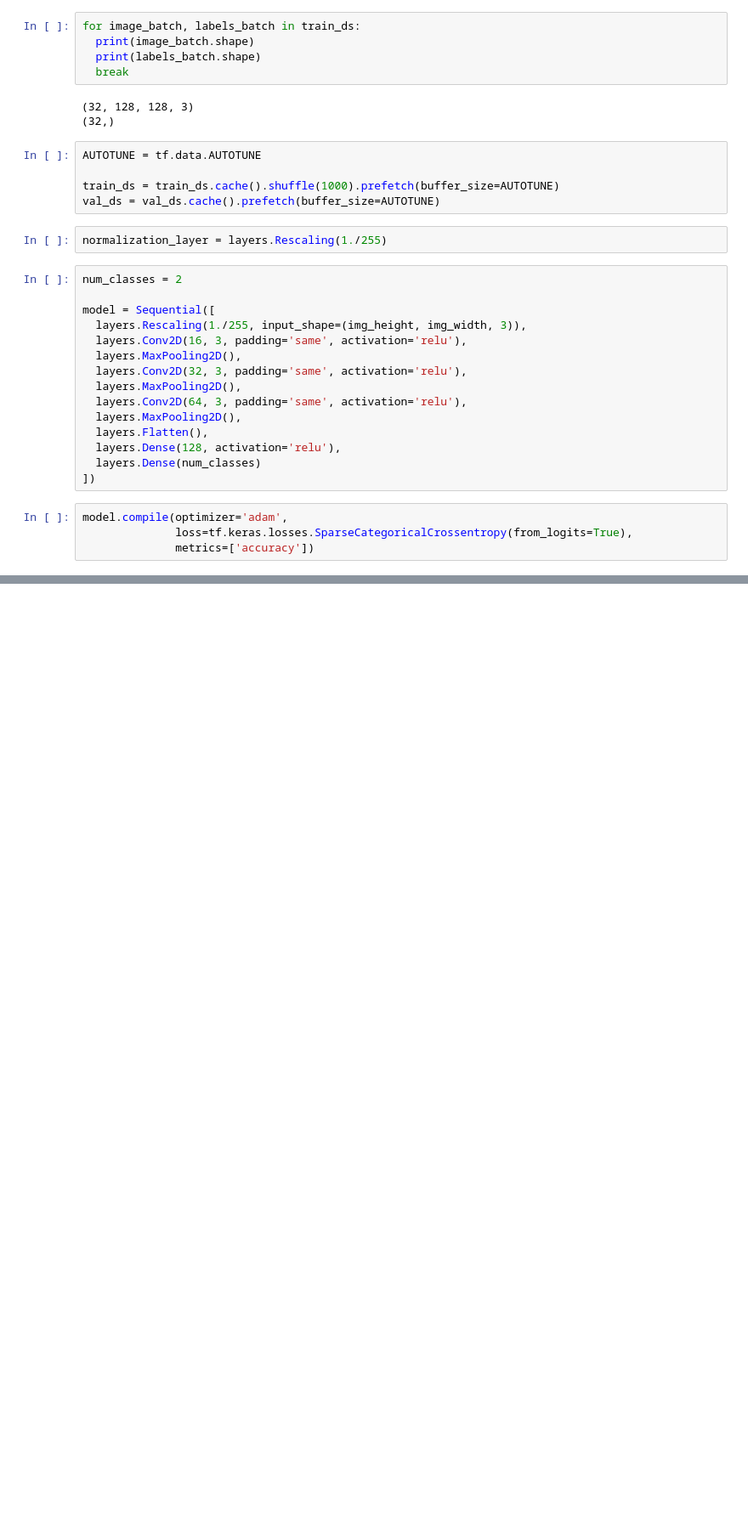
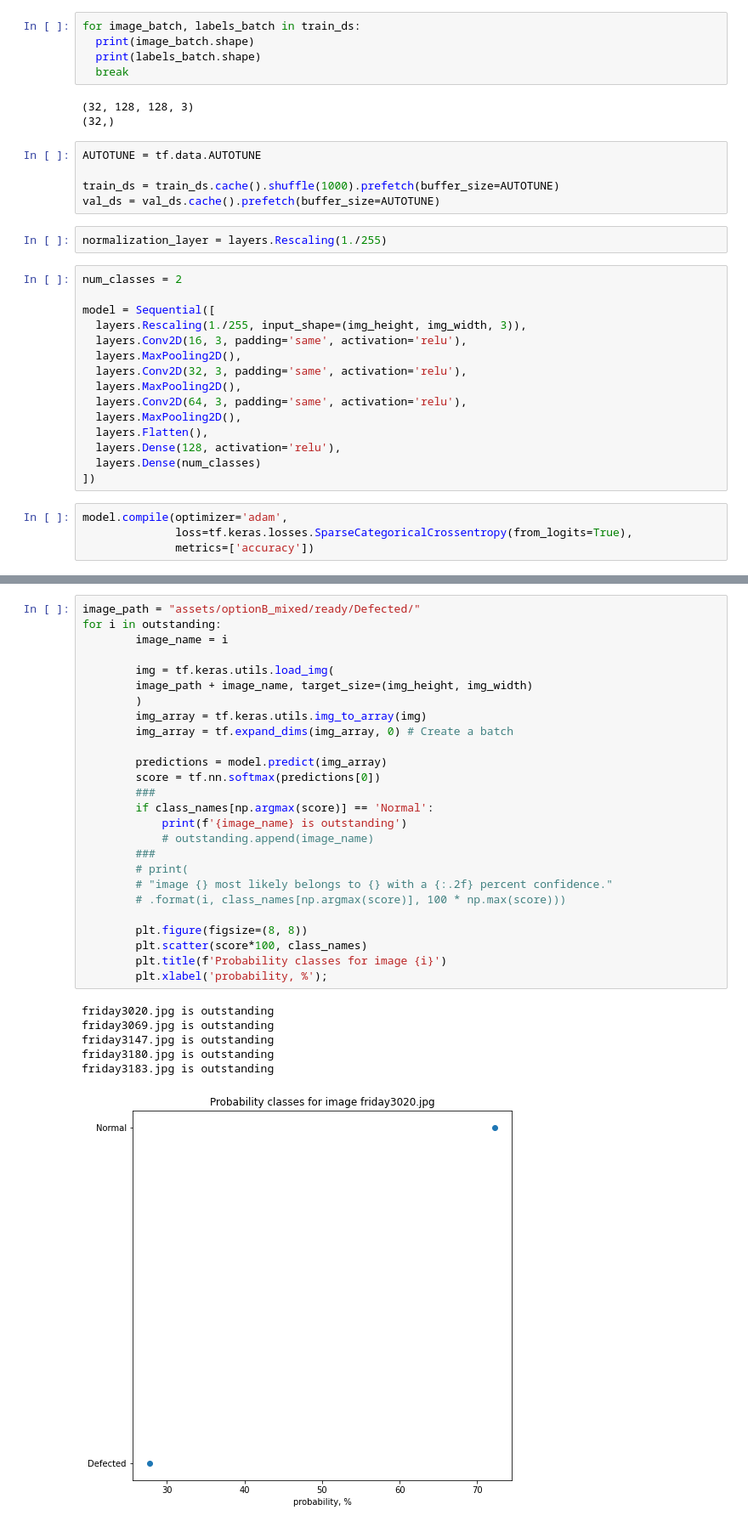
Before and after one commit to hakanErgin/faktion-usecase, a Jupyter notebook: mixed.ipynb, the cells around one changed output, grey strips where cells are left out. Shown: that part at 85% size. Cells and saved outputs as stored; diff of their text form; blank space fills up the shorter version.

```diff
--- a/mixed.ipynb
+++ b/mixed.ipynb
@@ -217,0 +214,33 @@ image 35 most likely belongs to Defected with a 99.97 percent confidence.
+# %%
+image_path = "assets/optionB_mixed/ready/Defected/"
+for i in outstanding:
+        image_name = i
+
+        img = tf.keras.utils.load_img(
+        image_path + image_name, target_size=(img_height, img_width)
+        )
+        img_array = tf.keras.utils.img_to_array(img)
+        img_array = tf.expand_dims(img_array, 0) # Create a batch
+
+        predictions = model.predict(img_array)
+        score = tf.nn.softmax(predictions[0])
+        ###
+        if class_names[np.argmax(score)] == 'Normal':
+            print(f'{image_name} is outstanding')
+            # outstanding.append(image_name)
+        ###
+        # print(
+        # "image {} most likely belongs to {} with a {:.2f} percent confidence."
+        # .format(i, class_names[np.argmax(score)], 100 * np.max(score)))
+
+        plt.figure(figsize=(8, 8))
+        plt.scatter(score*100, class_names)
+        plt.title(f'Probability classes for image {i}')
+        plt.xlabel('probability, %');
+# %% [output]
+friday3020.jpg is outstanding
+friday3069.jpg is outstanding
+friday3147.jpg is outstanding
+friday3180.jpg is outstanding
+friday3183.jpg is outstanding
+[figure, added]
```
Also changed, not shown: parts of 10 cells of this notebook, 1 other file.
